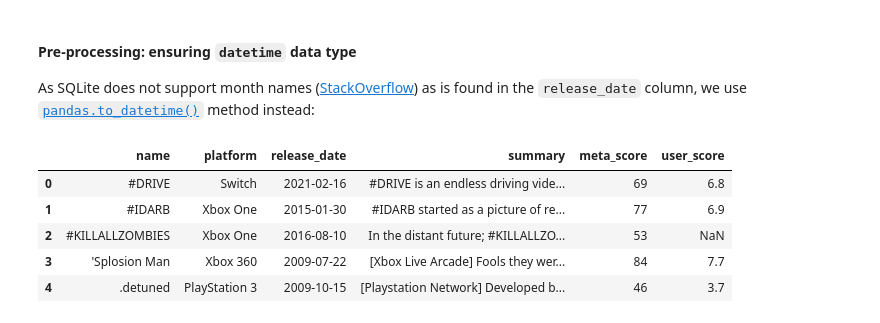
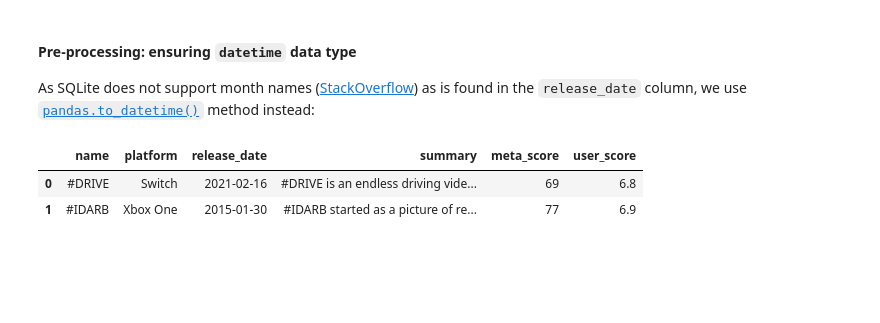
Before and after one commit to henrylin03/video-games, a Jupyter notebook: analysis.ipynb, the cells around one changed output. Saved outputs shown, nothing was run; the diff lists cells and outputs as text; code cells hidden in the pictures; blank space fills up the shorter version.

```diff
--- a/analysis.ipynb
+++ b/analysis.ipynb
@@ -532,11 +532,8 @@ plt.show()
 As SQLite does not support month names ([StackOverflow](https://stackoverflow.com/questions/1181123/date-formatting-from-sqlite-query)) as is found in the `release_date` column, we use [`pandas.to_datetime()`](https://pandas.pydata.org/docs/reference/api/pandas.to_datetime.html) method instead:
 # %%
 merged_df["release_date"] = pd.to_datetime(merged_df.release_date, format="%B %d, %Y")
-merged_df.head()
+merged_df.head(2)
 # %% [output]
 |  | name | platform | release_date | summary | meta_score | user_score |
 | 0 | #DRIVE | Switch | 2021-02-16 | #DRIVE is an endless driving vide... | 69 | 6.8 |
 | 1 | #IDARB | Xbox One | 2015-01-30 | #IDARB started as a picture of re... | 77 | 6.9 |
-| 2 | #KILLALLZOMBIES | Xbox One | 2016-08-10 | In the distant future; #KILLALLZO... | 53 | NaN |
-| 3 | 'Splosion Man | Xbox 360 | 2009-07-22 | [Xbox Live Arcade] Fools they wer... | 84 | 7.7 |
-| 4 | .detuned | PlayStation 3 | 2009-10-15 | [Playstation Network] Developed b... | 46 | 3.7 |
```
Also changed, not shown: parts of 5 cells of this notebook.
